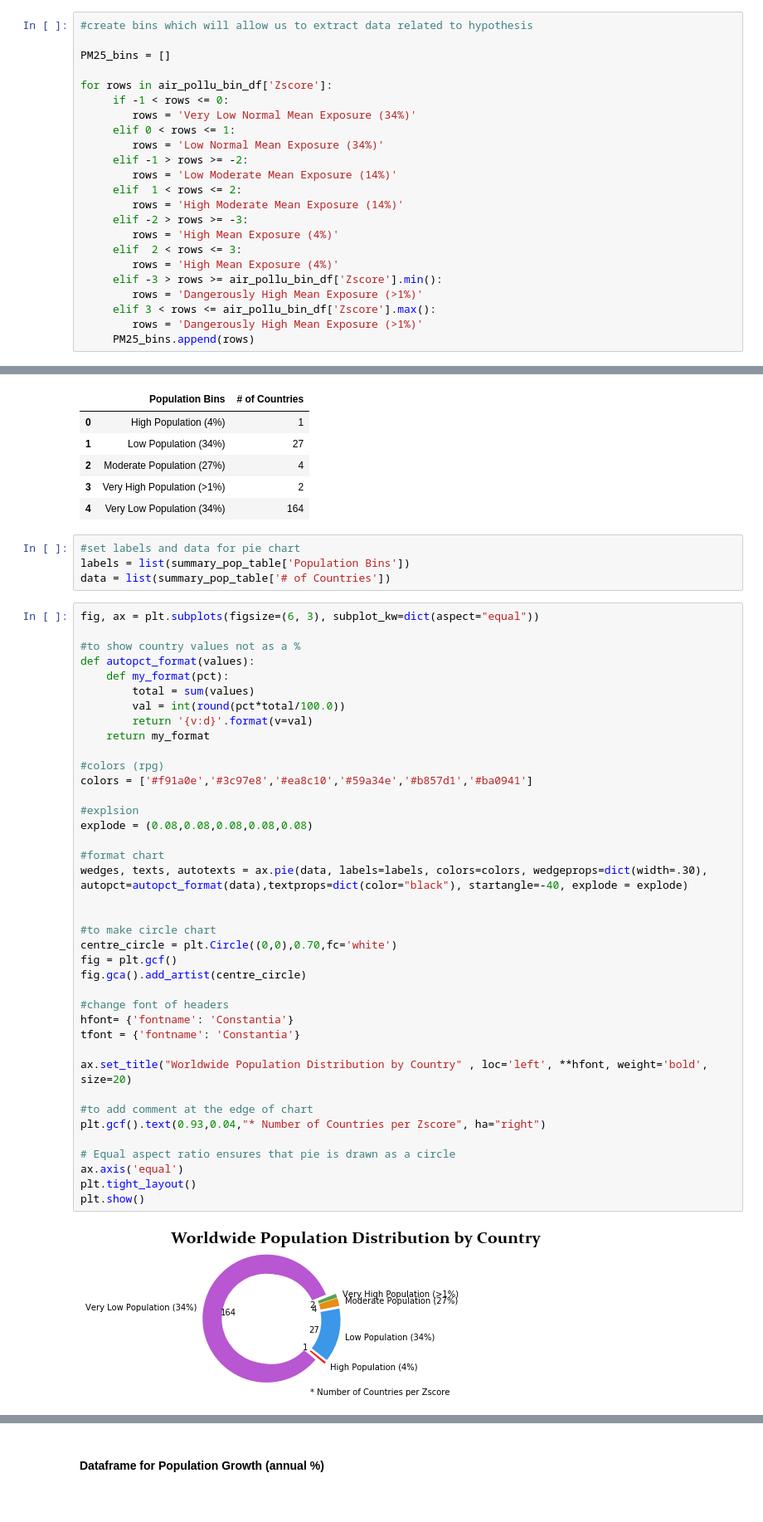
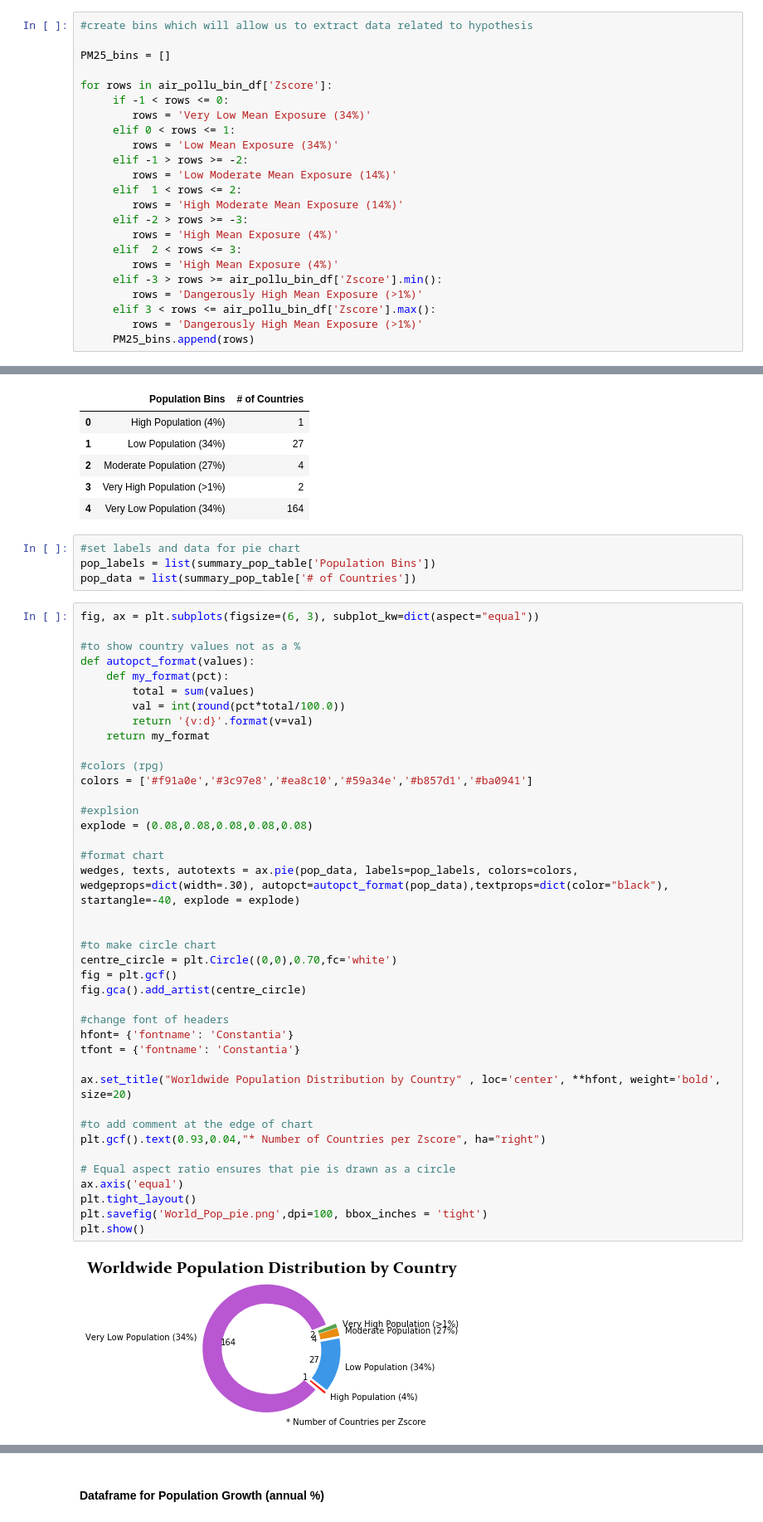
Before and after one commit to JosefinaAureaAmaro/00_Project_Python_DataAnalysis, a Jupyter notebook: Summarized_Dataframe_Analysis.ipynb, the cells around one changed output, grey strips where cells are left out. Shown at 83% size. Drawn from its saved outputs; the diff is of its cells as text.

```diff
--- a/Summarized_Dataframe_Analysis.ipynb
+++ b/Summarized_Dataframe_Analysis.ipynb
@@ -317,9 +317,9 @@ PM25_bins = []
 
 for rows in air_pollu_bin_df['Zscore']:
      if -1 < rows <= 0:
-        rows = 'Very Low Normal Mean Exposure (34%)'
+        rows = 'Very Low Mean Exposure (34%)'
      elif 0 < rows <= 1:
-        rows = 'Low Normal Mean Exposure (34%)'
+        rows = 'Low Mean Exposure (34%)'
      elif -1 > rows >= -2:
         rows = 'Low Moderate Mean Exposure (14%)'
      elif  1 < rows <= 2:
@@ -723,8 +727,8 @@ summary_pop_table
 | 4 | Very Low Population (34%) | 164 |
 # %%
 #set labels and data for pie chart
-labels = list(summary_pop_table['Population Bins'])
-data = list(summary_pop_table['# of Countries'])
+pop_labels = list(summary_pop_table['Population Bins'])
+pop_data = list(summary_pop_table['# of Countries'])
 # %%
 fig, ax = plt.subplots(figsize=(6, 3), subplot_kw=dict(aspect="equal"))
 
@@ -736,33 +740,34 @@ def autopct_format(values):
         return '{v:d}'.format(v=val)
     return my_format
 
 #colors (rpg)
 colors = ['#f91a0e','#3c97e8','#ea8c10','#59a34e','#b857d1','#ba0941']
 
 #explsion
 explode = (0.08,0.08,0.08,0.08,0.08)
 
 #format chart
-wedges, texts, autotexts = ax.pie(data, labels=labels, colors=colors, wedgeprops=dict(width=.30), autopct=autopct_format(data),textprops=dict(color="black"), startangle=-40, explode = explode)
+wedges, texts, autotexts = ax.pie(pop_data, labels=pop_labels, colors=colors, wedgeprops=dict(width=.30), autopct=autopct_format(pop_data),textprops=dict(color="black"), startangle=-40, explode = explode)
 
 
 #to make circle chart
 centre_circle = plt.Circle((0,0),0.70,fc='white')
 fig = plt.gcf()
 fig.gca().add_artist(centre_circle)
 
 #change font of headers
 hfont= {'fontname': 'Constantia'}
 tfont = {'fontname': 'Constantia'}
 
-ax.set_title("Worldwide Population Distribution by Country" , loc='left', **hfont, weight='bold', size=20)
+ax.set_title("Worldwide Population Distribution by Country" , loc='center', **hfont, weight='bold', size=20)
 
 #to add comment at the edge of chart
 plt.gcf().text(0.93,0.04,"* Number of Countries per Zscore", ha="right")
 
 # Equal aspect ratio ensures that pie is drawn as a circle
 ax.axis('equal')
 plt.tight_layout()
+plt.savefig('World_Pop_pie.png',dpi=100, bbox_inches = 'tight')
 plt.show()
 # %% [output]
-[figure, old version]
+[figure, new version]
```
Also changed, not shown: parts of 14 cells of this notebook.
